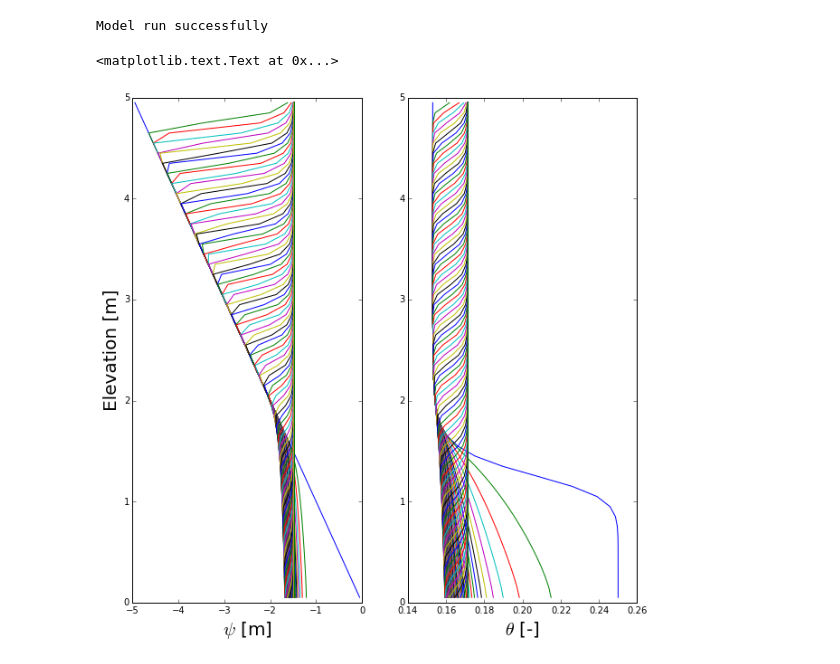
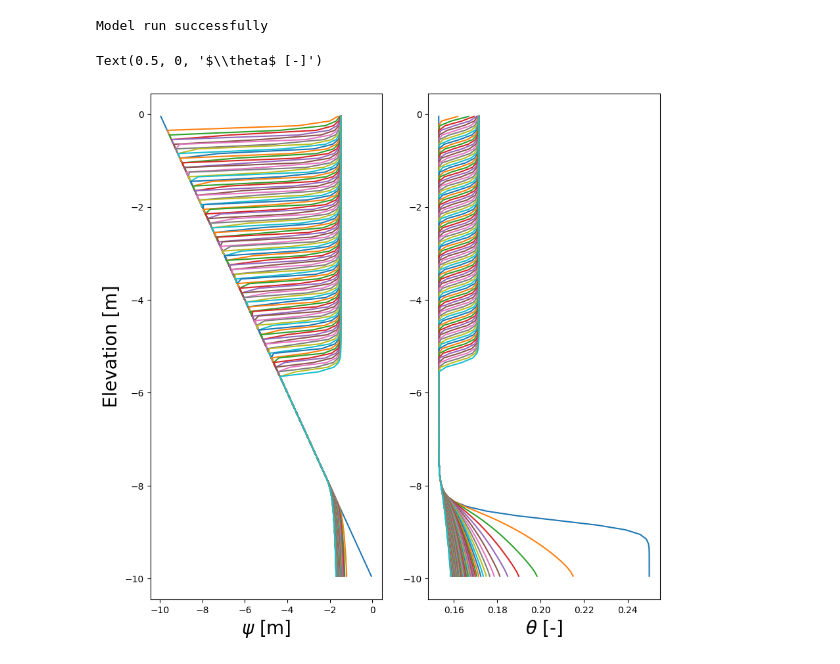
Before and after one commit to efthymios19/HYDRUS_GoogleColab, a Jupyter notebook: Richardsequation/Richards Equation.ipynb, the cells around one changed output. Cells and saved outputs as stored; diff of their text form; code cells hidden in the pictures.

```diff
--- a/Richardsequation/Richards Equation.ipynb
+++ b/Richardsequation/Richards Equation.ipynb
@@ -61,7 +68,7 @@ def RichardsModel(psi,t,dz,n,p,vg,qTop,qBot,psiTop,psiBot):
         if psiBot == []:
             # Free drainage
             KBot=vg.KFun(np.zeros(1)+psi[0],p)
-            q[0]=-KBot
+            q[0]=-KBot.item()
         else:
             # Type 1 boundary
             KBot=vg.KFun(np.zeros(1)+psiBot,p)
@@ -109,14 +116,14 @@ pl.xlabel(r'$\psi$', fontsize=20)
 # This block of code sets up and runs the model
 
 # Boundary conditions
-qTop=-0.01
+qTop=-0.01 #m/day 10 mm/day
 qBot=[]
 psiTop=[]
 psiBot=[]
 
 # Grid in space
 dz=0.1
-ProfileDepth=5
+ProfileDepth=10
 z=np.arange(dz/2.0,ProfileDepth,dz)
 n=z.size
 
@@ -127,9 +134,9 @@ t = np.linspace(0,10,101)
 psi0=-z
 
 # Solve
-psi=odeint(RichardsModel,psi0,t,args=(dz,n,p,vg,qTop,qBot,psiTop,psiBot),mxstep=5000000);
+psi=odeint(RichardsModel,psi0,t,args=(dz,n,p,vg,qTop,qBot,psiTop,psiBot),mxstep=5000000)
 
-print "Model run successfully"
+print ("Model run successfully")
 # %% [output]
 Model run successfully
 # %%
@@ -167,20 +174,20 @@ else:
 # %%
 # Plot vertical profiles
 pl.rcParams['figure.figsize'] = (10.0, 10.0)
 for i in range(0,t.size-1):
     pl.subplot(121)
-    pl.plot(psi[i,:],z)
+    pl.plot(psi[i,:],z-ProfileDepth)
     pl.subplot(122)
-    pl.plot(theta[i,:],z)
+    pl.plot(theta[i,:],z-ProfileDepth)
 
 pl.subplot(121)
 pl.ylabel('Elevation [m]',fontsize=20)
 pl.xlabel(r'$\psi$ [m]',fontsize=20)
 pl.subplot(122)
 pl.xlabel(r'$\theta$ [-]',fontsize=20)
 # %% [output]
-<matplotlib.text.Text at 0x...>
+Text(0.5, 0, '$\\theta$ [-]')
-[figure, old version]
+[figure, new version]
 # %%
 # Plot timeseries
 dt = t[2]-t[1]
```
Also changed, not shown: parts of 7 cells of this notebook, 1 other file.
